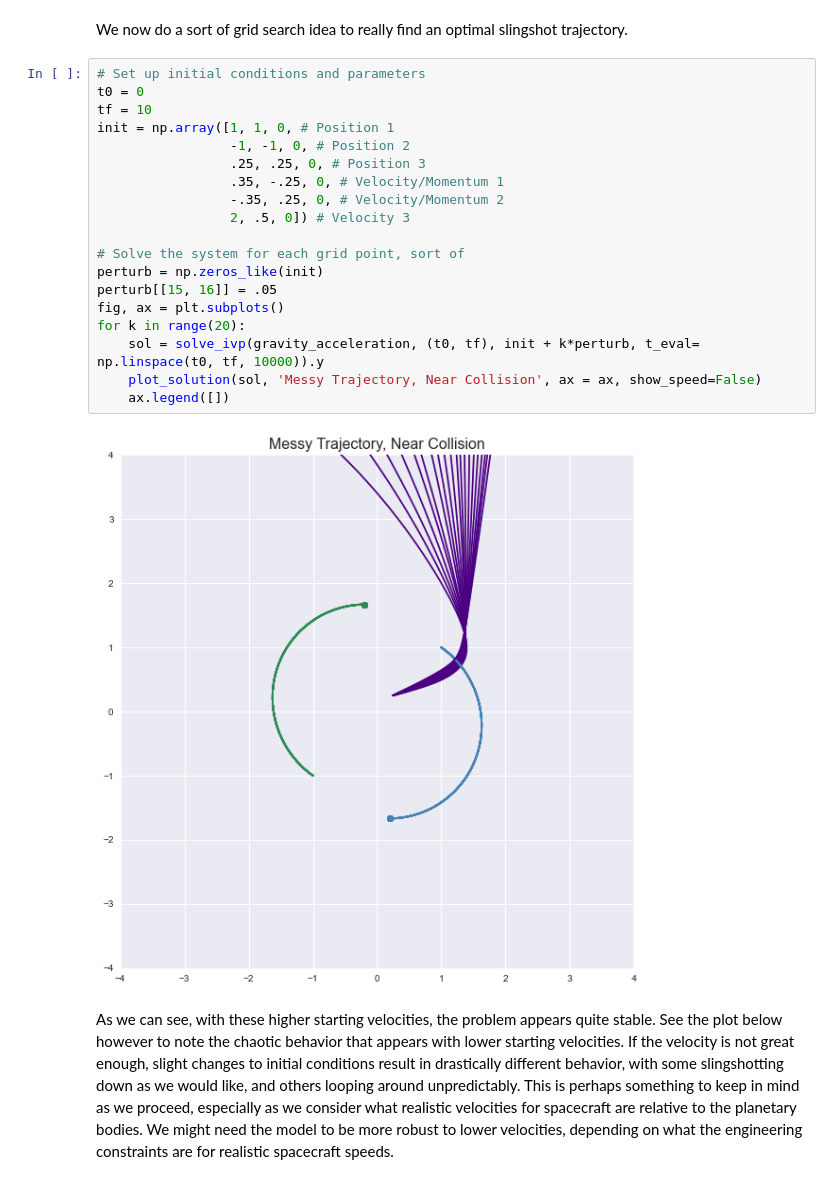
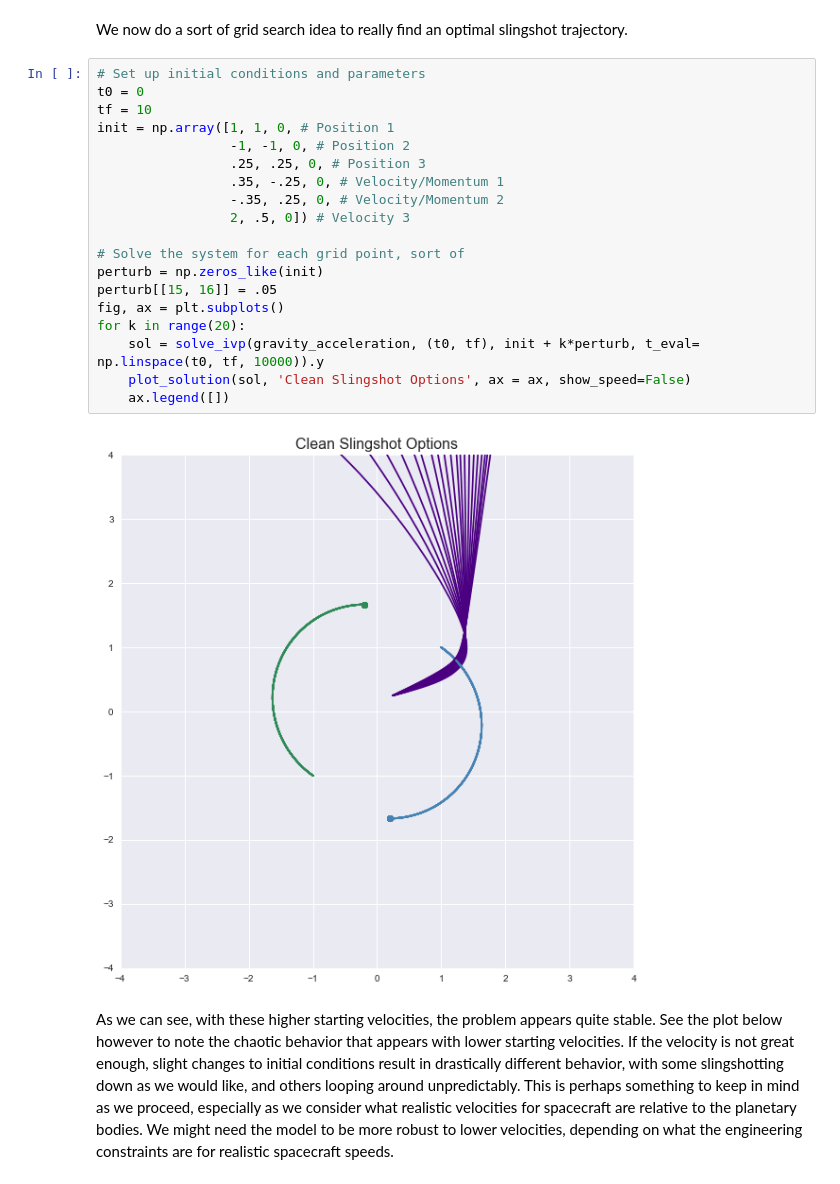
Before and after one commit to samcochran/optimal-spacecraft-control, a Jupyter notebook: Code/project1.ipynb, the cells around one changed output. Cells and saved outputs as stored; diff of their text form.

```diff
--- a/Code/project1.ipynb
+++ b/Code/project1.ipynb
@@ -282,24 +288,24 @@ We now do a sort of grid search idea to really find an optimal slingshot traject
 # %%
 # Set up initial conditions and parameters
 t0 = 0
 tf = 10
 init = np.array([1, 1, 0, # Position 1
                  -1, -1, 0, # Position 2
                  .25, .25, 0, # Position 3
                  .35, -.25, 0, # Velocity/Momentum 1
                  -.35, .25, 0, # Velocity/Momentum 2
                  2, .5, 0]) # Velocity 3
 
 # Solve the system for each grid point, sort of
 perturb = np.zeros_like(init)
 perturb[[15, 16]] = .05
 fig, ax = plt.subplots()
 for k in range(20):
     sol = solve_ivp(gravity_acceleration, (t0, tf), init + k*perturb, t_eval= np.linspace(t0, tf, 10000)).y
-    plot_solution(sol, 'Messy Trajectory, Near Collision', ax = ax, show_speed=False)
+    plot_solution(sol, 'Clean Slingshot Options', ax = ax, show_speed=False)
     ax.legend([])
 # %% [output]
-[figure, old version]
+[figure, new version]
 # %% [markdown]
 As we can see, with these higher starting velocities, the problem appears quite stable.  See the plot below however to note the chaotic behavior that appears with lower starting velocities.  If the velocity is not great enough, slight changes to initial conditions result in drastically different behavior, with some slingshotting down as we would like, and others looping around unpredictably.  This is perhaps something to keep in mind as we proceed, especially as we consider what realistic velocities for spacecraft are relative to the planetary bodies.  We might need the model to be more robust to lower velocities, depending on what the engineering constraints are for realistic spacecraft speeds.
 # %%
```
Also changed, not shown: parts of 3 cells of this notebook.
